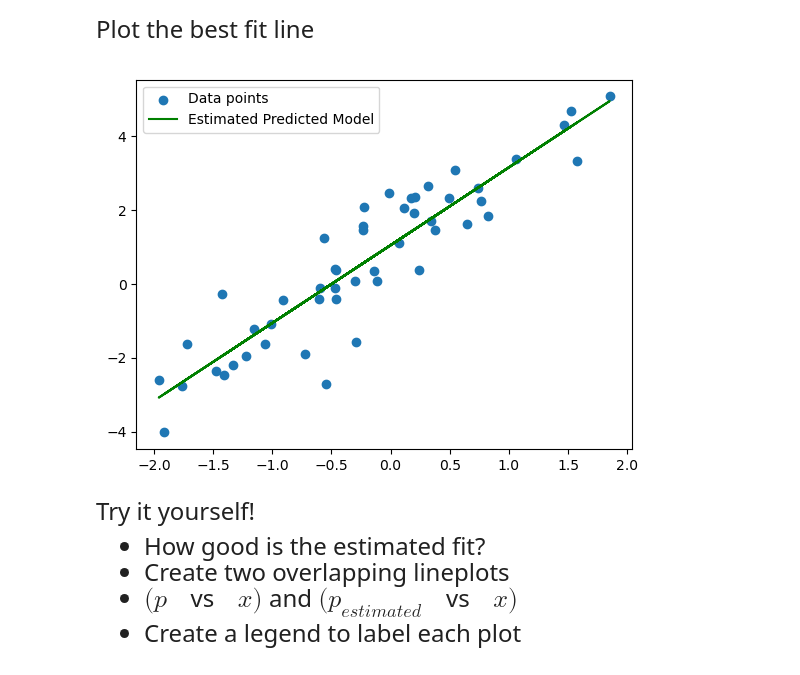
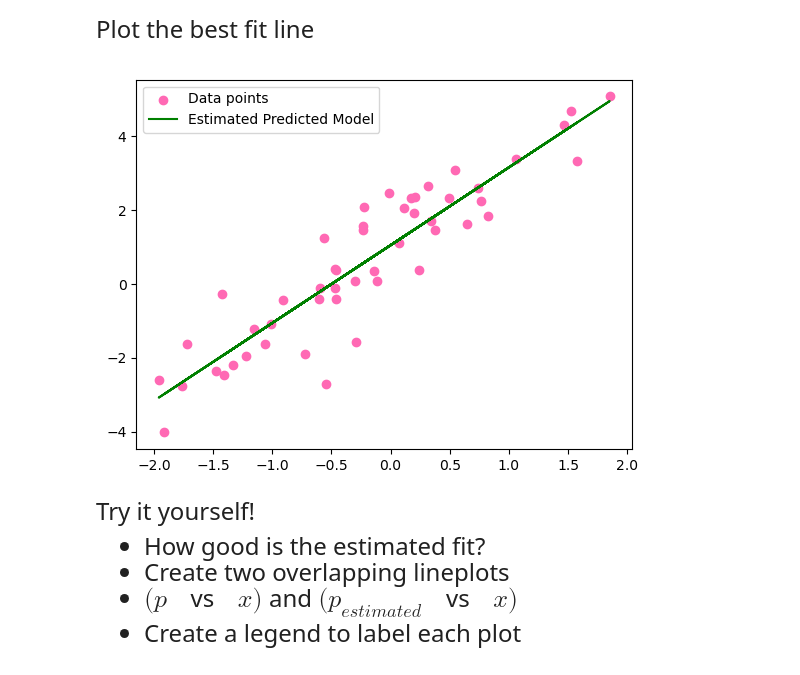
Before and after one commit to jhc1622/qtm151spring2025, a Jupyter notebook: lecture_11/lecture_11 - Linear Regression.ipynb, the cells around one changed output. Saved outputs shown, nothing was run; the diff lists cells and outputs as text; code cells hidden in the pictures.

```diff
--- a/lecture_11/lecture_11 - Linear Regression.ipynb
+++ b/lecture_11/lecture_11 - Linear Regression.ipynb
@@ -247,14 +270,14 @@ Plot the best fit line
 # %%
 # Use scatter twice, with different "y" inputs
 # THe "legend" command creates a box on with the color labels
 
-plt.scatter(x = dataset["x"],y = dataset["y"])
+plt.scatter(x = dataset["x"],y = dataset["y"], color = 'hotpink')
 plt.plot(dataset["x"],dataset["p_estimated"], color = 'green')
 
 plt.legend(labels = ["Data points","Estimated Predicted Model"])
 plt.show()
 # %% [output]
-[figure, old version]
+[figure, new version]
 # %% [markdown]
 <font size = "5">
 
```
Also changed, not shown: parts of 4 cells of this notebook, 13 other files.
